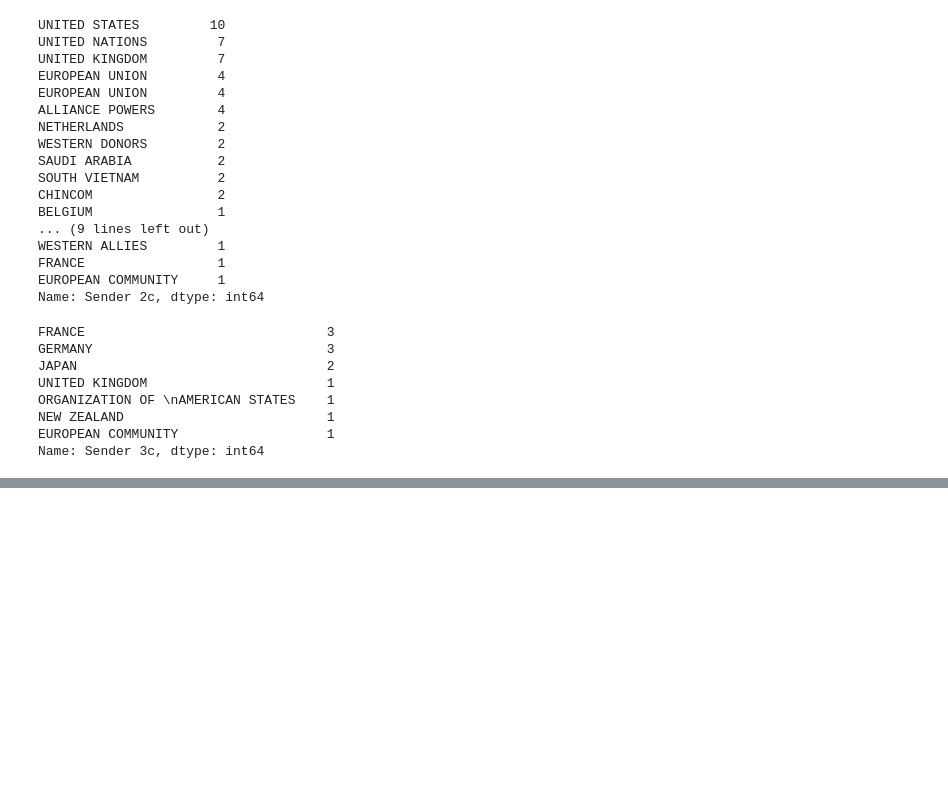
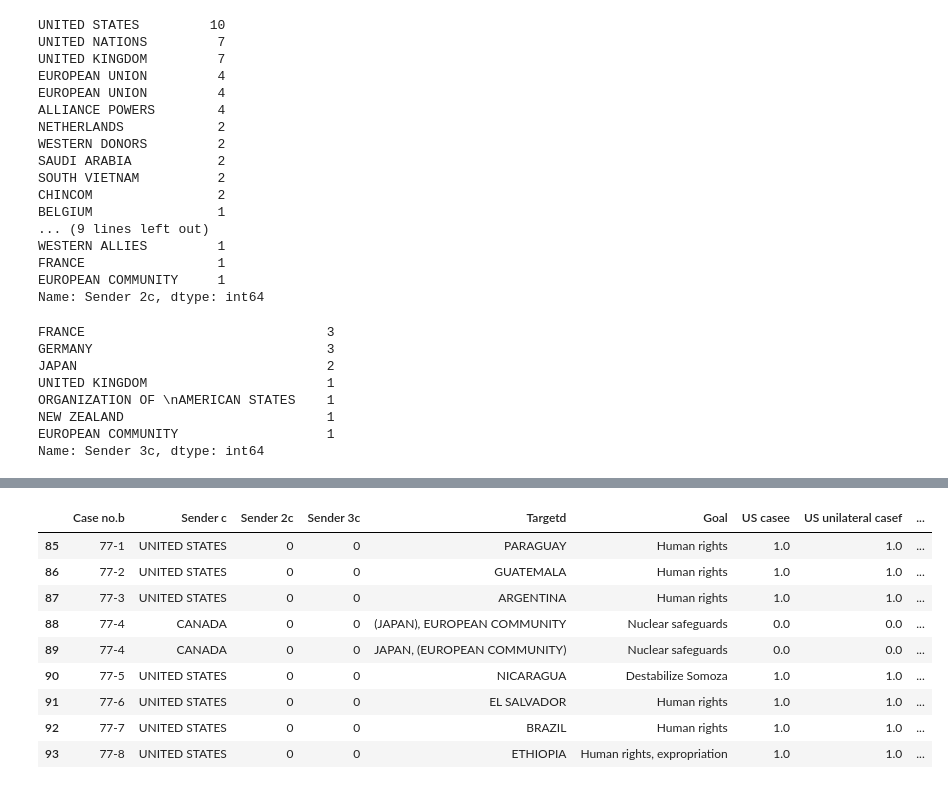
Before and after one commit to cedricsoares/economic_sanction_model, a Jupyter notebook: Sanction_eco.ipynb, the cells around one changed output, grey strips where cells are left out. Saved outputs shown, nothing was run; the diff lists cells and outputs as text; code cells hidden in the pictures; blank space fills up the shorter version.

```diff
--- a/Sanction_eco.ipynb
+++ b/Sanction_eco.ipynb
@@ -289,0 +359,13 @@ Name: Sender 3c, dtype: int64
+# %%
+df_awa[df_awa['First yearh']==1977.0]
+# %% [output]
+|  | Case no.b | Sender c | Sender 2c | Sender 3c | Targetd | Goal | US casee | US unilateral casef | ... |
+| 85 | 77-1 | UNITED STATES | 0 | 0 | PARAGUAY | Human rights | 1.0 | 1.0 | ... |
+| 86 | 77-2 | UNITED STATES | 0 | 0 | GUATEMALA | Human rights | 1.0 | 1.0 | ... |
+| 87 | 77-3 | UNITED STATES | 0 | 0 | ARGENTINA | Human rights | 1.0 | 1.0 | ... |
+| 88 | 77-4 | CANADA | 0 | 0 | (JAPAN), EUROPEAN COMMUNITY | Nuclear safeguards | 0.0 | 0.0 | ... |
+| 89 | 77-4 | CANADA | 0 | 0 | JAPAN, (EUROPEAN COMMUNITY) | Nuclear safeguards | 0.0 | 0.0 | ... |
+| 90 | 77-5 | UNITED STATES | 0 | 0 | NICARAGUA | Destabilize Somoza | 1.0 | 1.0 | ... |
+| 91 | 77-6 | UNITED STATES | 0 | 0 | EL SALVADOR | Human rights | 1.0 | 1.0 | ... |
+| 92 | 77-7 | UNITED STATES | 0 | 0 | BRAZIL | Human rights | 1.0 | 1.0 | ... |
+| 93 | 77-8 | UNITED STATES | 0 | 0 | ETHIOPIA | Human rights, expropriation | 1.0 | 1.0 | ... |
```
Also changed, not shown: parts of 18 cells of this notebook.
